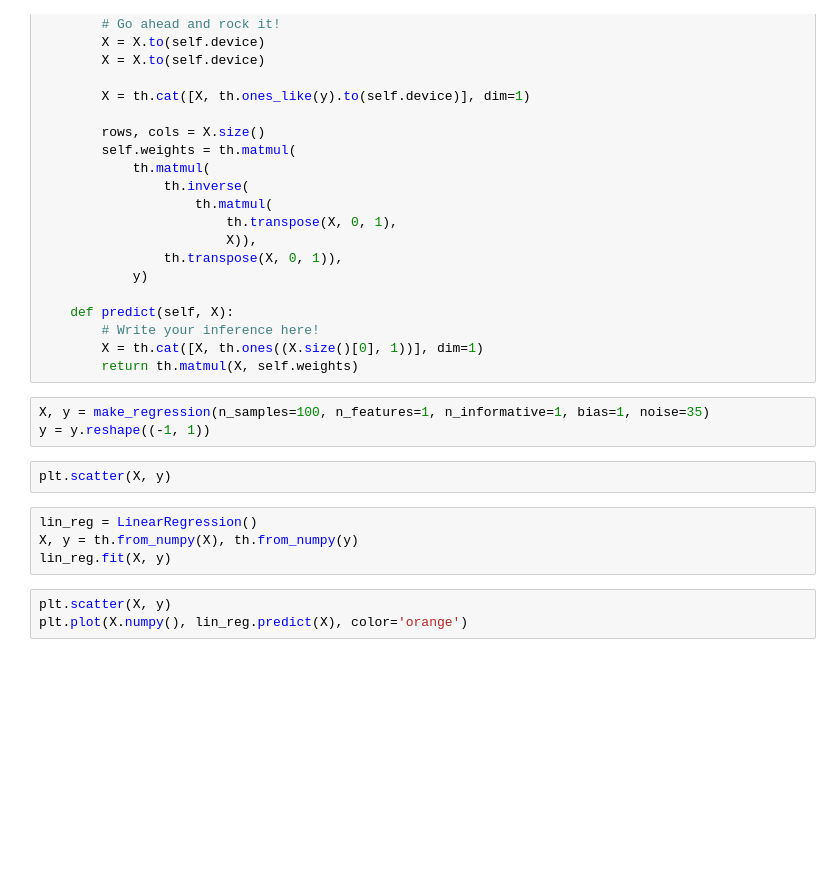
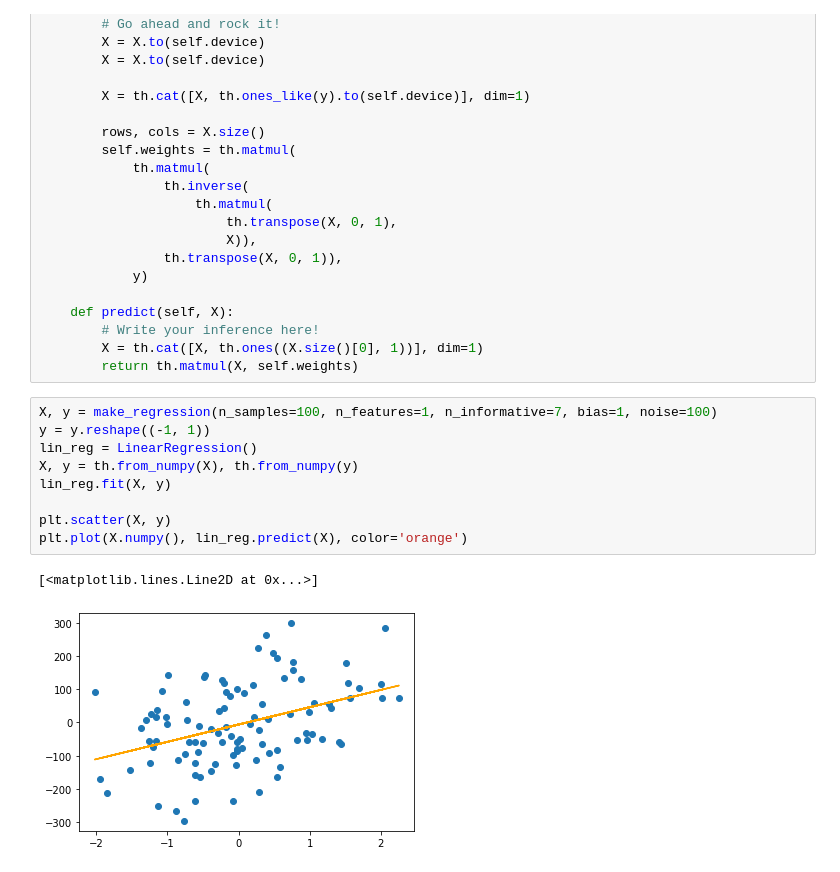
Before and after one commit to tudorcebere/torch_course, a Jupyter notebook: 1. Performance case study - Linear Regression.ipynb, the cells around one changed output. Cells and saved outputs as stored; diff of their text form; blank space fills up the shorter version.

Commit message:
linear regression last touches

```diff
--- a/1. Performance case study - Linear Regression.ipynb
+++ b/1. Performance case study - Linear Regression.ipynb
@@ -31,15 +82,15 @@ class LinearRegression(nn.Module):
         X = th.cat([X, th.ones((X.size()[0], 1))], dim=1)
         return th.matmul(X, self.weights)
 # %%
-X, y = make_regression(n_samples=100, n_features=1, n_informative=1, bias=1, noise=35)
+X, y = make_regression(n_samples=100, n_features=1, n_informative=7, bias=1, noise=100)
 y = y.reshape((-1, 1))
+lin_reg = LinearRegression()
+X, y = th.from_numpy(X), th.from_numpy(y)
+lin_reg.fit(X, y)
+
+plt.scatter(X, y)
+plt.plot(X.numpy(), lin_reg.predict(X), color='orange')
+# %% [output]
+[<matplotlib.lines.Line2D at 0x...>]
+[figure, added]
-# %%
-plt.scatter(X, y)
-# %%
-lin_reg = LinearRegression()
-X, y = th.from_numpy(X), th.from_numpy(y)
-lin_reg.fit(X, y)
-# %%
-plt.scatter(X, y)
-plt.plot(X.numpy(), lin_reg.predict(X), color='orange')
 # %%
```
Also changed, not shown: parts of 12 cells of this notebook.
